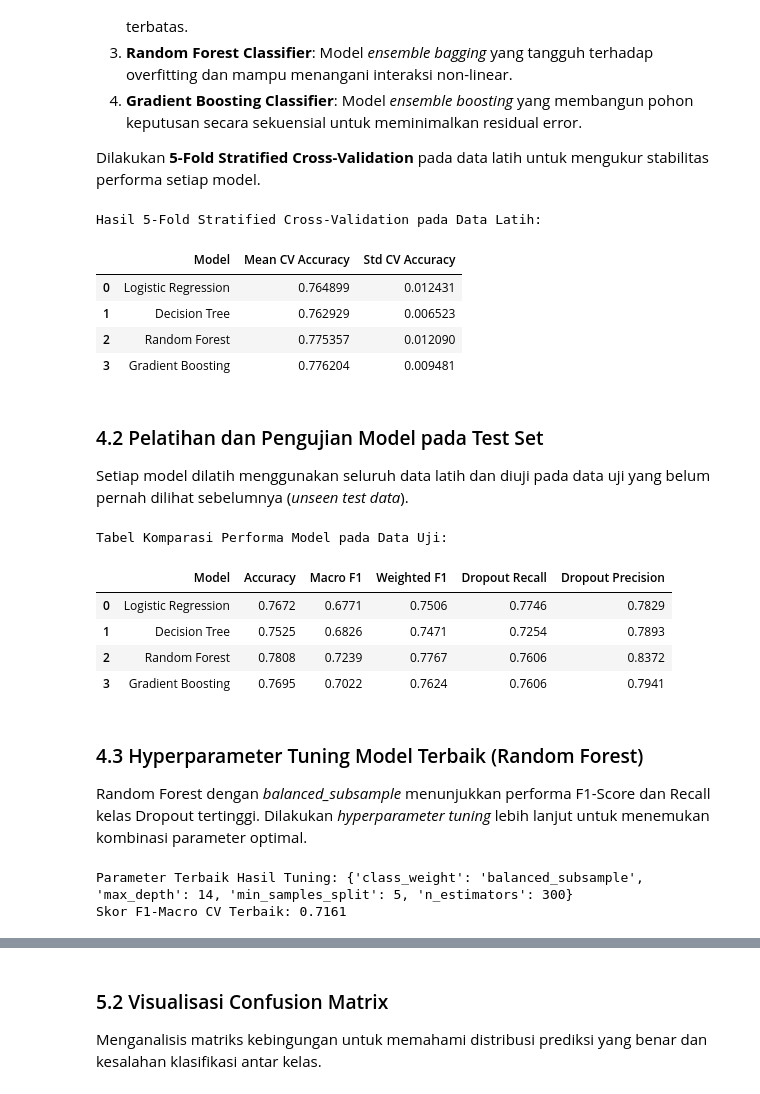
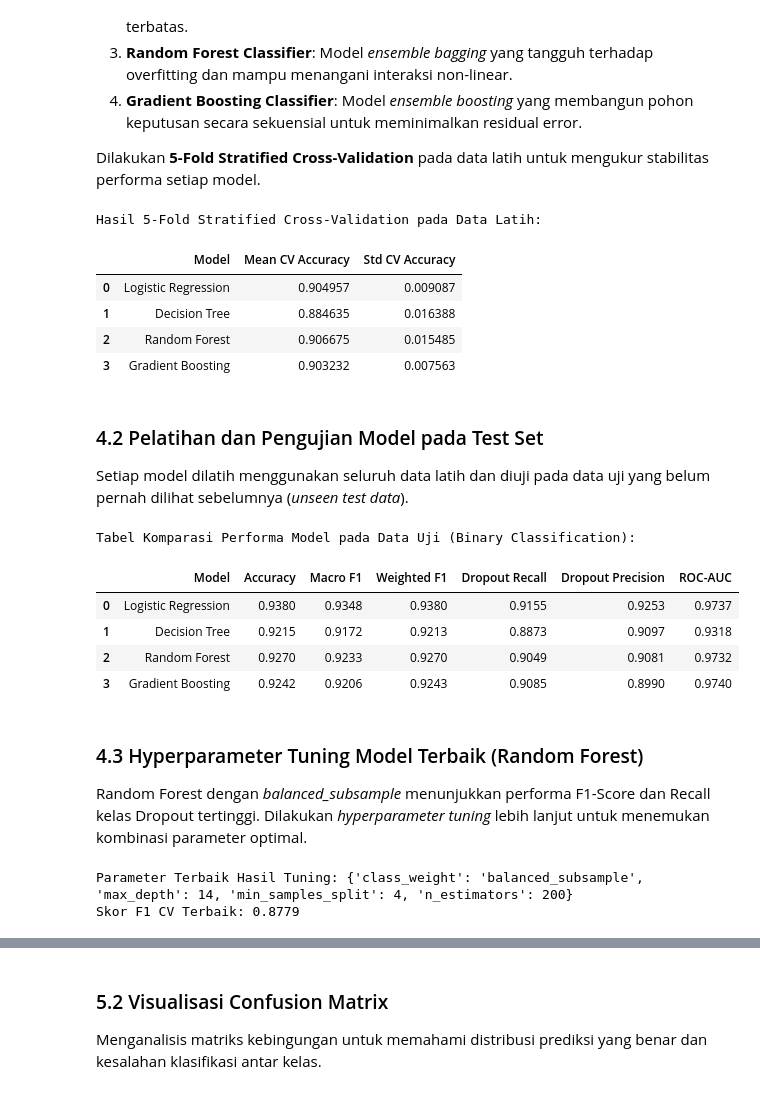
Before and after one commit to dawooodd/Penerapan-Data-Science-2, a Jupyter notebook: notebook.ipynb, the cells around one changed output, grey strips where cells are left out. Cells and saved outputs as stored; diff of their text form; code cells hidden in the pictures.

```diff
--- a/notebook.ipynb
+++ b/notebook.ipynb
@@ -495,8 +499,18 @@ Memisahkan fitur prediktor ($X$) dan variabel label status mahasiswa ($y$).
 # %%
-# Memisahkan X dan y
-X = df_prep.drop('Status', axis=1)
-y = df_prep['Status']
+# 1. Filtering Target: Memisahkan data 'Enrolled' terlebih dahulu
+df_enrolled = df_prep[df_prep['Status'] == 'Enrolled'].copy()
+df_train = df_prep[df_prep['Status'].isin(['Dropout', 'Graduate'])].copy()
 
-print(f"Dimensi fitur X: {X.shape}")
-print(f"Distribusi kelas target y:\n{y.value_counts()}")
+# 2. Binary Encoding: 1 untuk Dropout, 0 untuk Graduate
+df_train['Status'] = df_train['Status'].map({'Dropout': 1, 'Graduate': 0})
+
+# 3. Pemisahan X dan y menggunakan dataset df_train
+X = df_train.drop('Status', axis=1)
+y = df_train['Status']
+
+# 4. Verifikasi distribusi kelas target
+print(f"Dimensi data Enrolled (dipisahkan): {df_enrolled.shape}")
+print(f"Dimensi fitur X latih: {X.shape}")
+print(f"Distribusi kelas target biner y (1 = Dropout, 0 = Graduate):")
+print(y.value_counts())
 # %% [output]
@@ -586,45 +598,48 @@ cv_df
 # %% [output]
 Hasil 5-Fold Stratified Cross-Validation pada Data Latih:
 |  | Model | Mean CV Accuracy | Std CV Accuracy |
-| 0 | Logistic Regression | 0.764899 | 0.012431 |
-| 1 | Decision Tree | 0.762929 | 0.006523 |
-| 2 | Random Forest | 0.775357 | 0.012090 |
-| 3 | Gradient Boosting | 0.776204 | 0.009481 |
+| 0 | Logistic Regression | 0.904957 | 0.009087 |
+| 1 | Decision Tree | 0.884635 | 0.016388 |
+| 2 | Random Forest | 0.906675 | 0.015485 |
+| 3 | Gradient Boosting | 0.903232 | 0.007563 |
 # %% [markdown]
 ### 4.2 Pelatihan dan Pengujian Model pada Test Set
 Setiap model dilatih menggunakan seluruh data latih dan diuji pada data uji yang belum pernah dilihat sebelumnya (*unseen test data*).
 # %%
 test_results = []
 
 for name, model in models.items():
     model.fit(X_train, y_train)
     y_pred = model.predict(X_test)
+    y_prob = model.predict_proba(X_test)[:, 1]
 
     acc = accuracy_score(y_test, y_pred)
     f1_macro = f1_score(y_test, y_pred, average='macro')
     f1_weighted = f1_score(y_test, y_pred, average='weighted')
-    rec_dropout = recall_score(y_test, y_pred, labels=['Dropout'], average=None)[0]
-    prec_dropout = precision_score(y_test, y_pred, labels=['Dropout'], average=None)[0]
+    rec_dropout = recall_score(y_test, y_pred, pos_label=1)
+    prec_dropout = precision_score(y_test, y_pred, pos_label=1)
+    auc_score = roc_auc_score(y_test, y_prob)
 
     test_results.append({
         'Model': name,
         'Accuracy': round(acc, 4),
         'Macro F1': round(f1_macro, 4),
         'Weighted F1': round(f1_weighted, 4),
         'Dropout Recall': round(rec_dropout, 4),
-        'Dropout Precision': round(prec_dropout, 4)
+        'Dropout Precision': round(prec_dropout, 4),
+        'ROC-AUC': round(auc_score, 4)
     })
 
 results_df = pd.DataFrame(test_results)
-print("Tabel Komparasi Performa Model pada Data Uji:")
+print("Tabel Komparasi Performa Model pada Data Uji (Binary Classification):")
 results_df
 # %% [output]
-Tabel Komparasi Performa Model pada Data Uji:
+Tabel Komparasi Performa Model pada Data Uji (Binary Classification):
-|  | Model | Accuracy | Macro F1 | Weighted F1 | Dropout Recall | Dropout Precision |
-| 0 | Logistic Regression | 0.7672 | 0.6771 | 0.7506 | 0.7746 | 0.7829 |
-| 1 | Decision Tree | 0.7525 | 0.6826 | 0.7471 | 0.7254 | 0.7893 |
-| 2 | Random Forest | 0.7808 | 0.7239 | 0.7767 | 0.7606 | 0.8372 |
-| 3 | Gradient Boosting | 0.7695 | 0.7022 | 0.7624 | 0.7606 | 0.7941 |
+|  | Model | Accuracy | Macro F1 | Weighted F1 | Dropout Recall | Dropout Precision | ROC-AUC |
+| 0 | Logistic Regression | 0.9380 | 0.9348 | 0.9380 | 0.9155 | 0.9253 | 0.9737 |
+| 1 | Decision Tree | 0.9215 | 0.9172 | 0.9213 | 0.8873 | 0.9097 | 0.9318 |
+| 2 | Random Forest | 0.9270 | 0.9233 | 0.9270 | 0.9049 | 0.9081 | 0.9732 |
+| 3 | Gradient Boosting | 0.9242 | 0.9206 | 0.9243 | 0.9085 | 0.8990 | 0.9740 |
 # %% [markdown]
 ### 4.3 Hyperparameter Tuning Model Terbaik (Random Forest)
 Random Forest dengan *balanced_subsample* menunjukkan performa F1-Score dan Recall kelas Dropout tertinggi. Dilakukan *hyperparameter tuning* lebih lanjut untuk menemukan kombinasi parameter optimal.
@@ -641,7 +656,7 @@ grid_search = GridSearchCV(
     estimator=RandomForestClassifier(random_state=42),
     param_grid=param_grid,
     cv=cv,
-    scoring='f1_macro',
+    scoring='f1',
     n_jobs=-1
 )
 
@@ -649,10 +664,10 @@ grid_search.fit(X_train, y_train)
 
 best_rf = grid_search.best_estimator_
 print(f"Parameter Terbaik Hasil Tuning: {grid_search.best_params_}")
-print(f"Skor F1-Macro CV Terbaik: {grid_search.best_score_:.4f}")
+print(f"Skor F1 CV Terbaik: {grid_search.best_score_:.4f}")
 # %% [output]
-Parameter Terbaik Hasil Tuning: {'class_weight': 'balanced_subsample', 'max_depth': 14, 'min_samples_split': 5, 'n_estimators': 300}
-Skor F1-Macro CV Terbaik: 0.7161
+Parameter Terbaik Hasil Tuning: {'class_weight': 'balanced_subsample', 'max_depth': 14, 'min_samples_split': 4, 'n_estimators': 200}
+Skor F1 CV Terbaik: 0.8779
 # %% [markdown]
 ---
 ## 5. Evaluation
```
Also changed, not shown: parts of 17 cells of this notebook, 4 other files.
